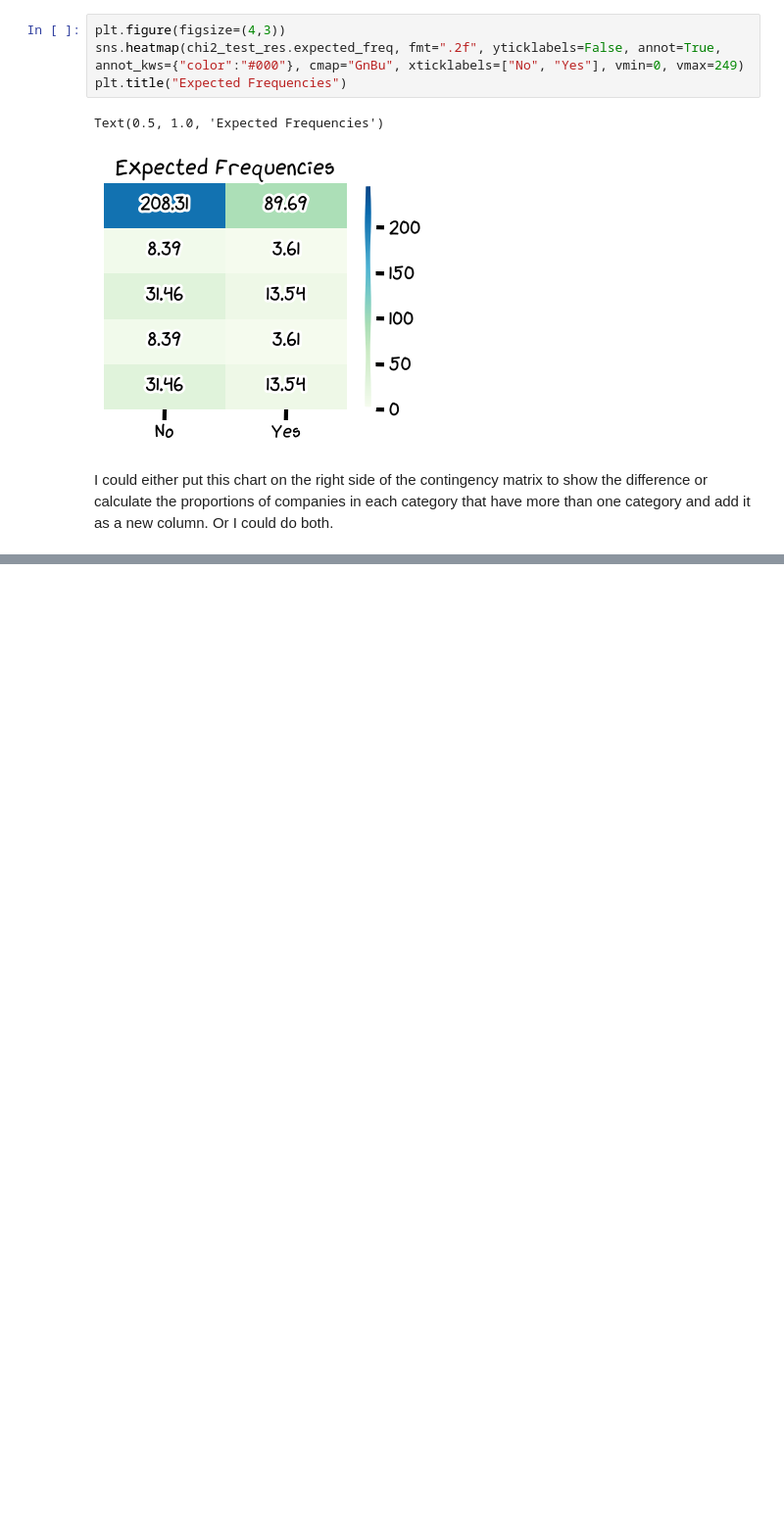
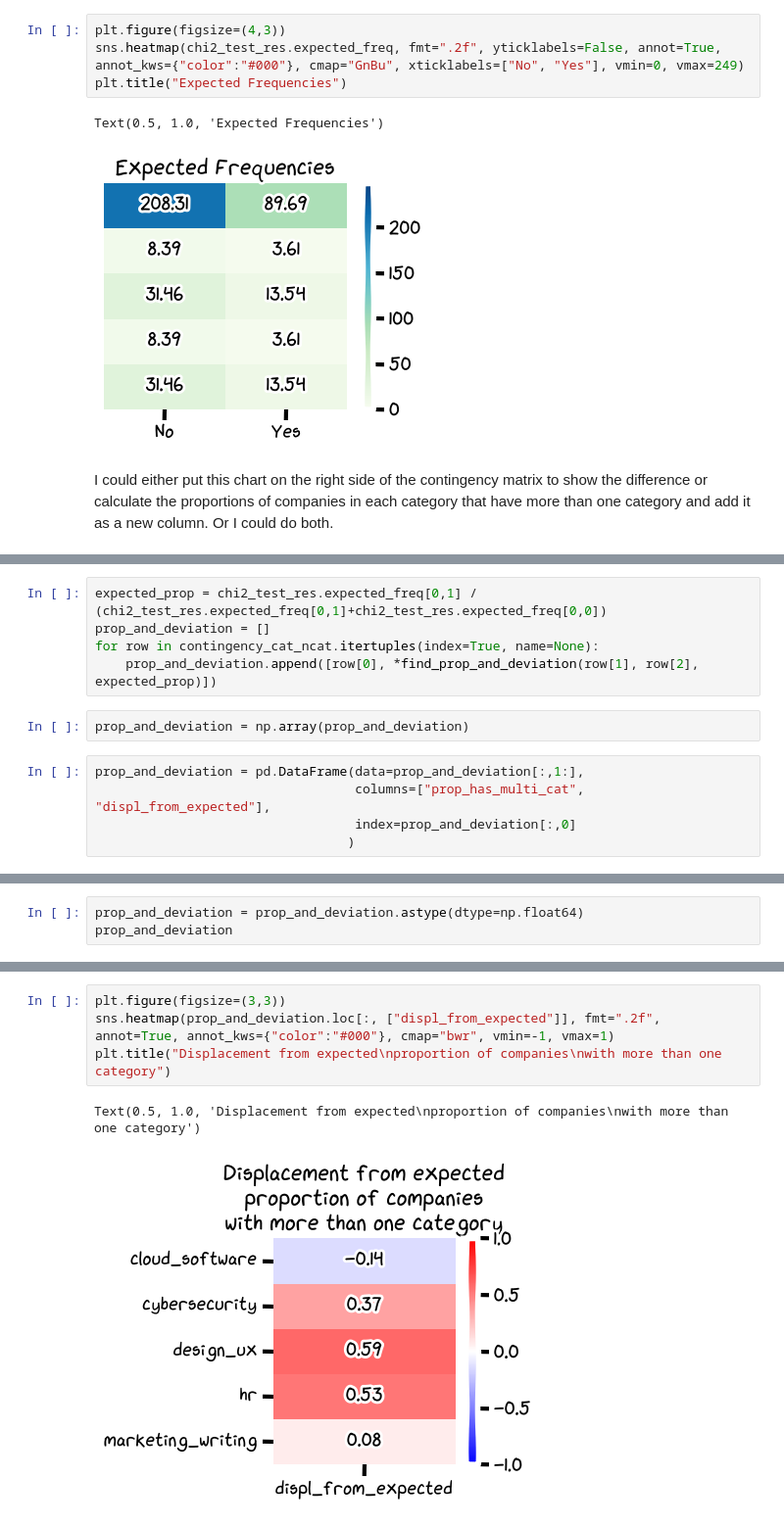
Before and after one commit to FrancescoManfredi/AIRV-analysis, a Jupyter notebook: workbench.ipynb, the cells around one changed output, grey strips where cells are left out. Shown at 98% size. Saved outputs shown, nothing was run; the diff lists cells and outputs as text; blank space fills up the shorter version.

```diff
--- a/workbench.ipynb
+++ b/workbench.ipynb
@@ -625,0 +614,12 @@ Chi2ContingencyResult(statistic=125.39297603965372, pvalue=3.7616354613201274e-2
+# %%
+expected_prop = chi2_test_res.expected_freq[0,1] / (chi2_test_res.expected_freq[0,1]+chi2_test_res.expected_freq[0,0])
+prop_and_deviation = []
+for row in contingency_cat_ncat.itertuples(index=True, name=None):
+    prop_and_deviation.append([row[0], *find_prop_and_deviation(row[1], row[2], expected_prop)])
+# %%
+prop_and_deviation = np.array(prop_and_deviation)
+# %%
+prop_and_deviation = pd.DataFrame(data=prop_and_deviation[:,1:],
+                                  columns=["prop_has_multi_cat", "displ_from_expected"],
+                                  index=prop_and_deviation[:,0]
+                                 )
@@ -625,0 +630,3 @@ Chi2ContingencyResult(statistic=125.39297603965372, pvalue=3.7616354613201274e-2
+# %%
+prop_and_deviation = prop_and_deviation.astype(dtype=np.float64)
+prop_and_deviation
@@ -625,0 +640,7 @@ Chi2ContingencyResult(statistic=125.39297603965372, pvalue=3.7616354613201274e-2
+# %%
+plt.figure(figsize=(3,3))
+sns.heatmap(prop_and_deviation.loc[:, ["displ_from_expected"]], fmt=".2f", annot=True, annot_kws={"color":"#000"}, cmap="bwr", vmin=-1, vmax=1)
+plt.title("Displacement from expected\nproportion of companies\nwith more than one category")
+# %% [output]
+Text(0.5, 1.0, 'Displacement from expected\nproportion of companies\nwith more than one category')
+[figure, added]
```
Also changed, not shown: parts of 26 cells of this notebook.
